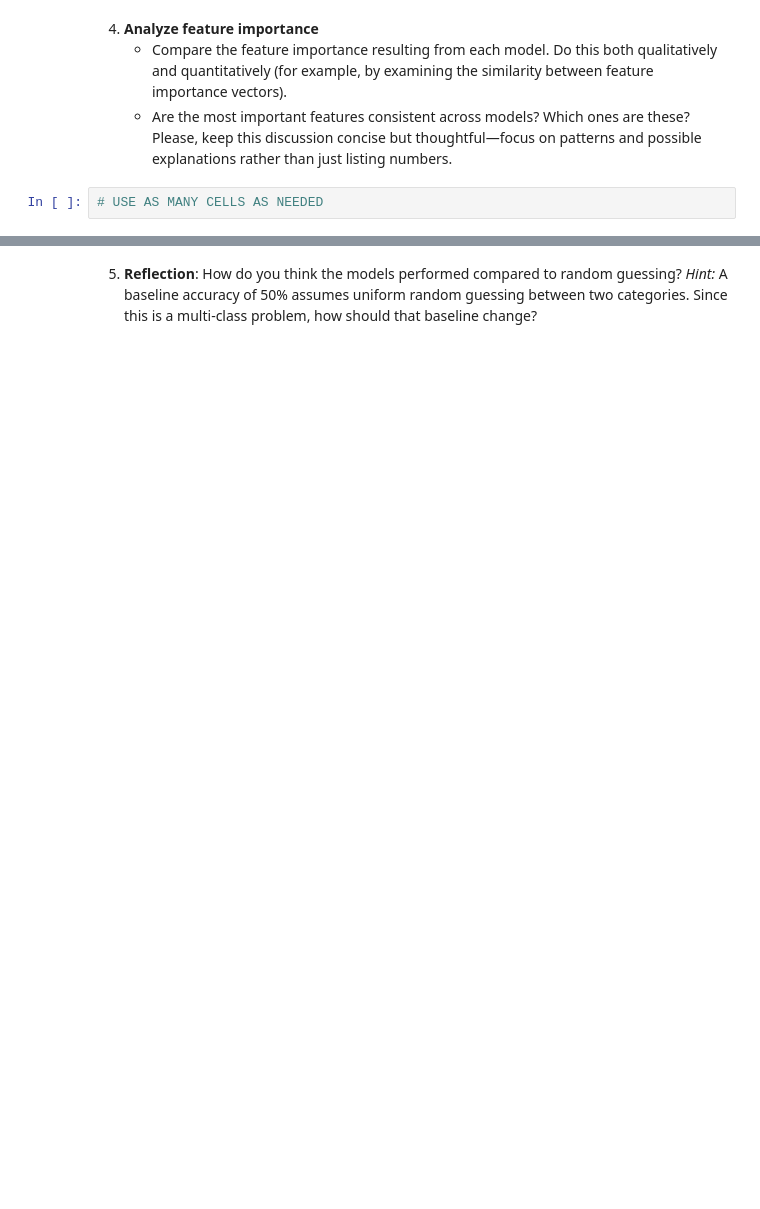
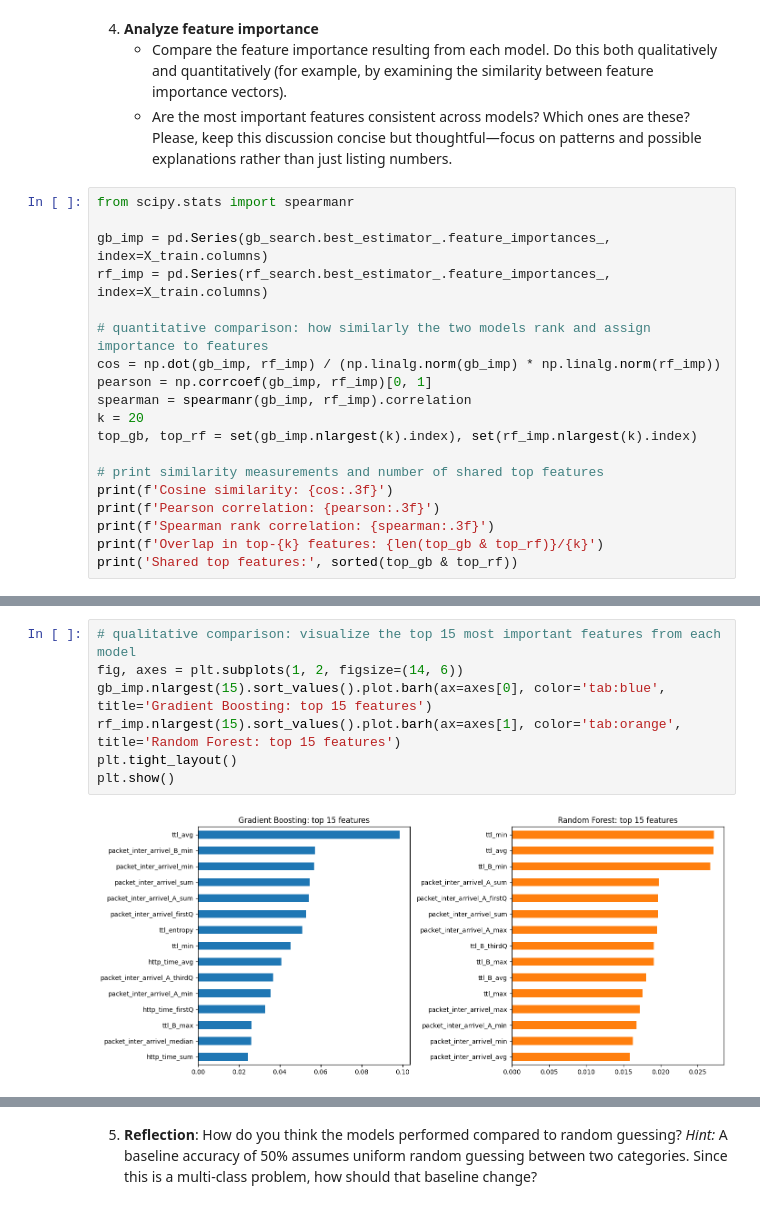
Before and after one commit to james-torgerson/ds4021_lab07, a Jupyter notebook: 07-iot-ensemble-classification.ipynb, the cells around one changed output, grey strips where cells are left out. Saved outputs shown, nothing was run; the diff lists cells and outputs as text; blank space fills up the shorter version.

```diff
--- a/07-iot-ensemble-classification.ipynb
+++ b/07-iot-ensemble-classification.ipynb
@@ -195,4 +326,21 @@ Scaling and normalizations aren't needed for tree-based models. A tree splits ea
    - Compare the feature importance resulting from each model. Do this both qualitatively and quantitatively (for example, by examining the similarity between feature importance vectors).
    - Are the most important features consistent across models? Which ones are these? Please, keep this discussion concise but thoughtful—focus on patterns and possible explanations rather than just listing numbers.
 # %%
-# USE AS MANY CELLS AS NEEDED
+from scipy.stats import spearmanr
+
+gb_imp = pd.Series(gb_search.best_estimator_.feature_importances_, index=X_train.columns)
+rf_imp = pd.Series(rf_search.best_estimator_.feature_importances_, index=X_train.columns)
+
+# quantitative comparison: how similarly the two models rank and assign importance to features
+cos = np.dot(gb_imp, rf_imp) / (np.linalg.norm(gb_imp) * np.linalg.norm(rf_imp))
+pearson = np.corrcoef(gb_imp, rf_imp)[0, 1]
+spearman = spearmanr(gb_imp, rf_imp).correlation
+k = 20
+top_gb, top_rf = set(gb_imp.nlargest(k).index), set(rf_imp.nlargest(k).index)
+
+# print similarity measurements and number of shared top features
+print(f'Cosine similarity: {cos:.3f}')
+print(f'Pearson correlation: {pearson:.3f}')
+print(f'Spearman rank correlation: {spearman:.3f}')
+print(f'Overlap in top-{k} features: {len(top_gb & top_rf)}/{k}')
+print('Shared top features:', sorted(top_gb & top_rf))
@@ -198,0 +353,9 @@ Scaling and normalizations aren't needed for tree-based models. A tree splits ea
+# %%
+# qualitative comparison: visualize the top 15 most important features from each model
+fig, axes = plt.subplots(1, 2, figsize=(14, 6))
+gb_imp.nlargest(15).sort_values().plot.barh(ax=axes[0], color='tab:blue', title='Gradient Boosting: top 15 features')
+rf_imp.nlargest(15).sort_values().plot.barh(ax=axes[1], color='tab:orange', title='Random Forest: top 15 features')
+plt.tight_layout()
+plt.show()
+# %% [output]
+[figure, added]
```
Also changed, not shown: parts of 8 cells of this notebook.
